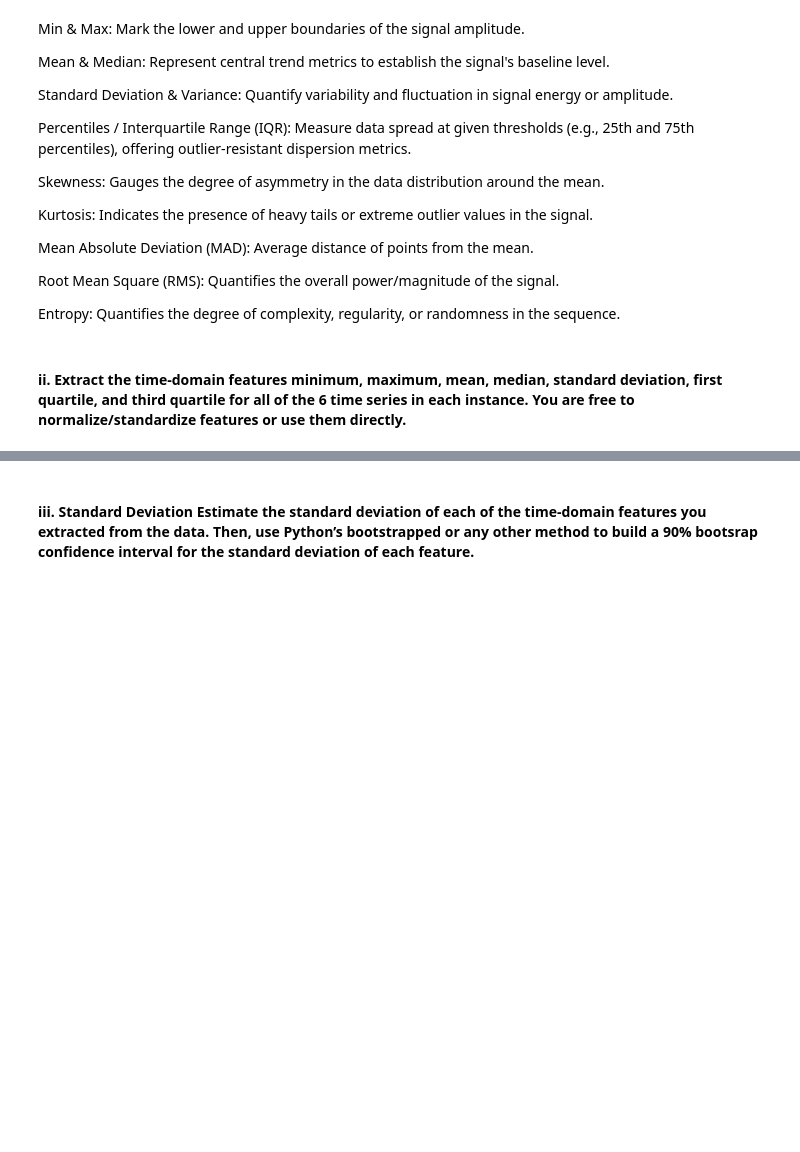
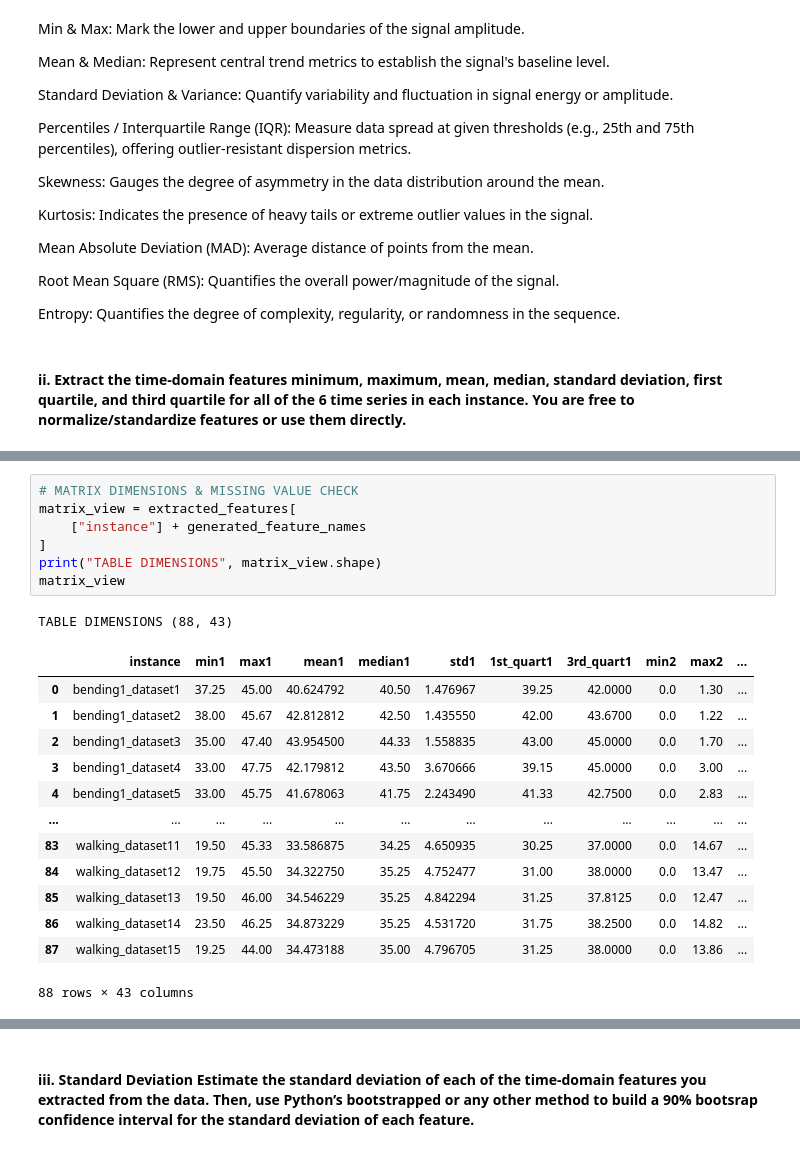
Before and after one commit to karantimmala/Timmala_Karan_HW3, a Jupyter notebook: notebook/Timmala_Karan_HW3.ipynb, the cells around one changed output, grey strips where cells are left out. Drawn from its saved outputs; the diff is of its cells as text; blank space fills up the shorter version.

```diff
--- a/notebook/Timmala_Karan_HW3.ipynb
+++ b/notebook/Timmala_Karan_HW3.ipynb
@@ -243,0 +345,22 @@ display(feature_df)
+# %%
+# MATRIX DIMENSIONS & MISSING VALUE CHECK
+matrix_view = extracted_features[
+    ["instance"] + generated_feature_names
+]
+print("TABLE DIMENSIONS", matrix_view.shape)
+matrix_view
+# %% [output]
+TABLE DIMENSIONS (88, 43)
+|  | instance | min1 | max1 | mean1 | median1 | std1 | 1st_quart1 | 3rd_quart1 | min2 | max2 | ... |
+| 0 | bending1_dataset1 | 37.25 | 45.00 | 40.624792 | 40.50 | 1.476967 | 39.25 | 42.0000 | 0.0 | 1.30 | ... |
+| 1 | bending1_dataset2 | 38.00 | 45.67 | 42.812812 | 42.50 | 1.435550 | 42.00 | 43.6700 | 0.0 | 1.22 | ... |
+| 2 | bending1_dataset3 | 35.00 | 47.40 | 43.954500 | 44.33 | 1.558835 | 43.00 | 45.0000 | 0.0 | 1.70 | ... |
+| 3 | bending1_dataset4 | 33.00 | 47.75 | 42.179812 | 43.50 | 3.670666 | 39.15 | 45.0000 | 0.0 | 3.00 | ... |
+| 4 | bending1_dataset5 | 33.00 | 45.75 | 41.678063 | 41.75 | 2.243490 | 41.33 | 42.7500 | 0.0 | 2.83 | ... |
+| ... | ... | ... | ... | ... | ... | ... | ... | ... | ... | ... | ... |
+| 83 | walking_dataset11 | 19.50 | 45.33 | 33.586875 | 34.25 | 4.650935 | 30.25 | 37.0000 | 0.0 | 14.67 | ... |
+| 84 | walking_dataset12 | 19.75 | 45.50 | 34.322750 | 35.25 | 4.752477 | 31.00 | 38.0000 | 0.0 | 13.47 | ... |
+| 85 | walking_dataset13 | 19.50 | 46.00 | 34.546229 | 35.25 | 4.842294 | 31.25 | 37.8125 | 0.0 | 12.47 | ... |
+| 86 | walking_dataset14 | 23.50 | 46.25 | 34.873229 | 35.25 | 4.531720 | 31.75 | 38.2500 | 0.0 | 14.82 | ... |
+| 87 | walking_dataset15 | 19.25 | 44.00 | 34.473188 | 35.00 | 4.796705 | 31.25 | 38.0000 | 0.0 | 13.86 | ... |
+88 rows × 43 columns
```
Also changed, not shown: parts of 11 cells of this notebook.
